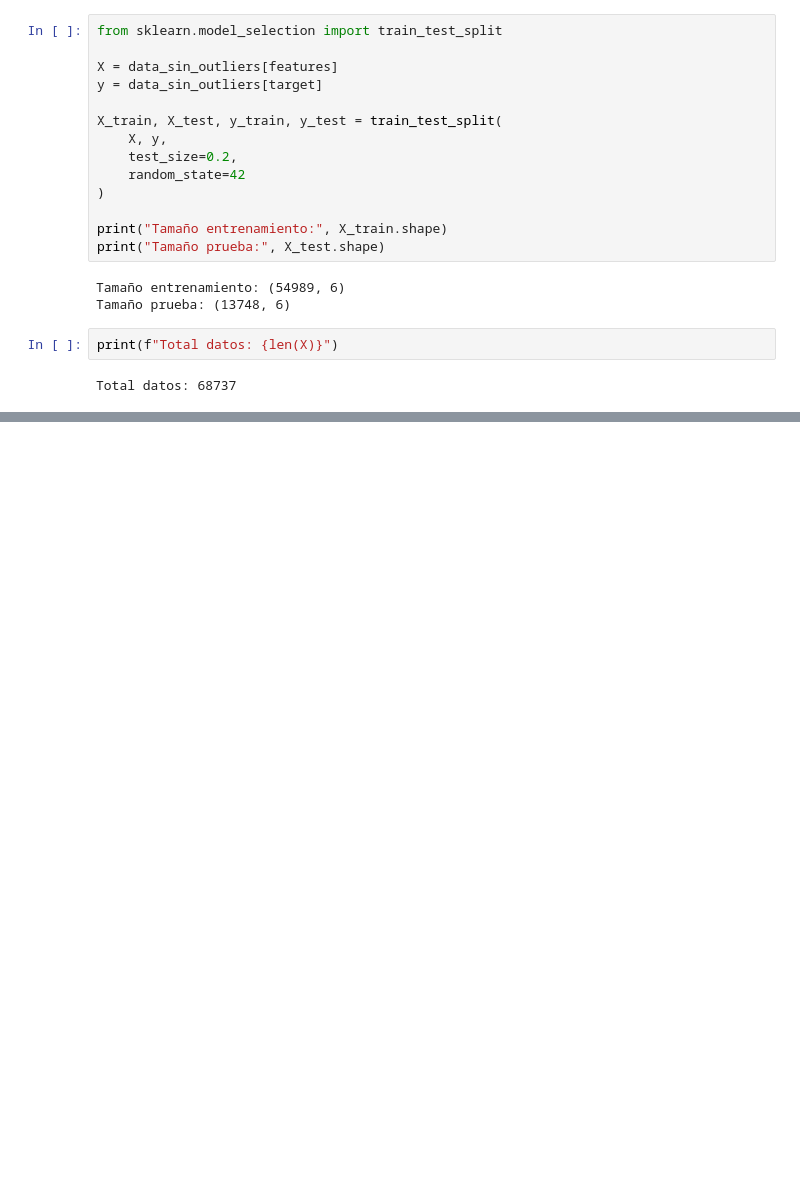
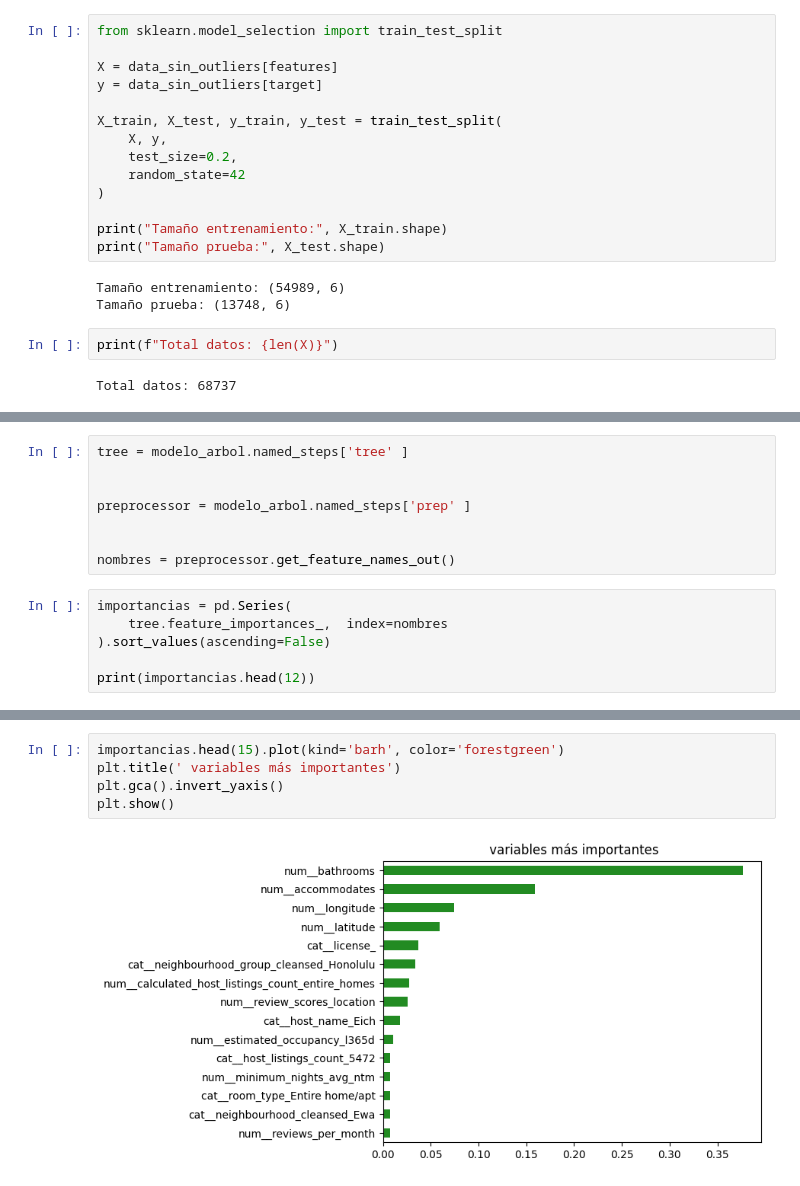
Before and after one commit to belennmm/MD_Lab4_Arboles, a Jupyter notebook: Notebooks/arboles.ipynb, the cells around one changed output, grey strips where cells are left out. Saved outputs shown, nothing was run; the diff lists cells and outputs as text; blank space fills up the shorter version.

```diff
--- a/Notebooks/arboles.ipynb
+++ b/Notebooks/arboles.ipynb
@@ -531,0 +729,14 @@ Total datos: 68737
+# %%
+tree = modelo_arbol.named_steps['tree' ]
+
+
+preprocessor = modelo_arbol.named_steps['prep' ]
+
+
+nombres = preprocessor.get_feature_names_out()
+# %%
+importancias = pd.Series(
+    tree.feature_importances_,  index=nombres
+).sort_values(ascending=False)
+
+print(importancias.head(12))
@@ -531,0 +757,7 @@ Total datos: 68737
+# %%
+importancias.head(15).plot(kind='barh', color='forestgreen')
+plt.title(' variables más importantes')
+plt.gca().invert_yaxis()
+plt.show()
+# %% [output]
+[figure, added]
```
Also changed, not shown: parts of 34 cells of this notebook.
